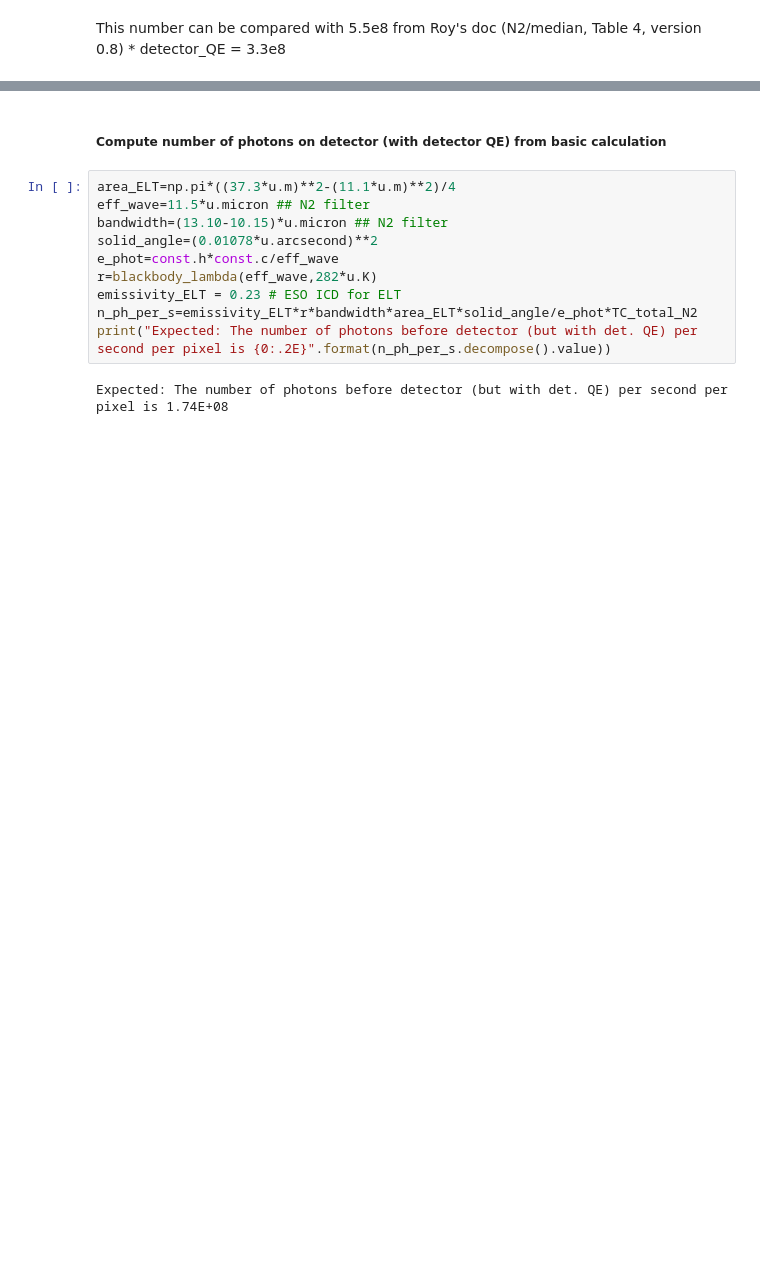
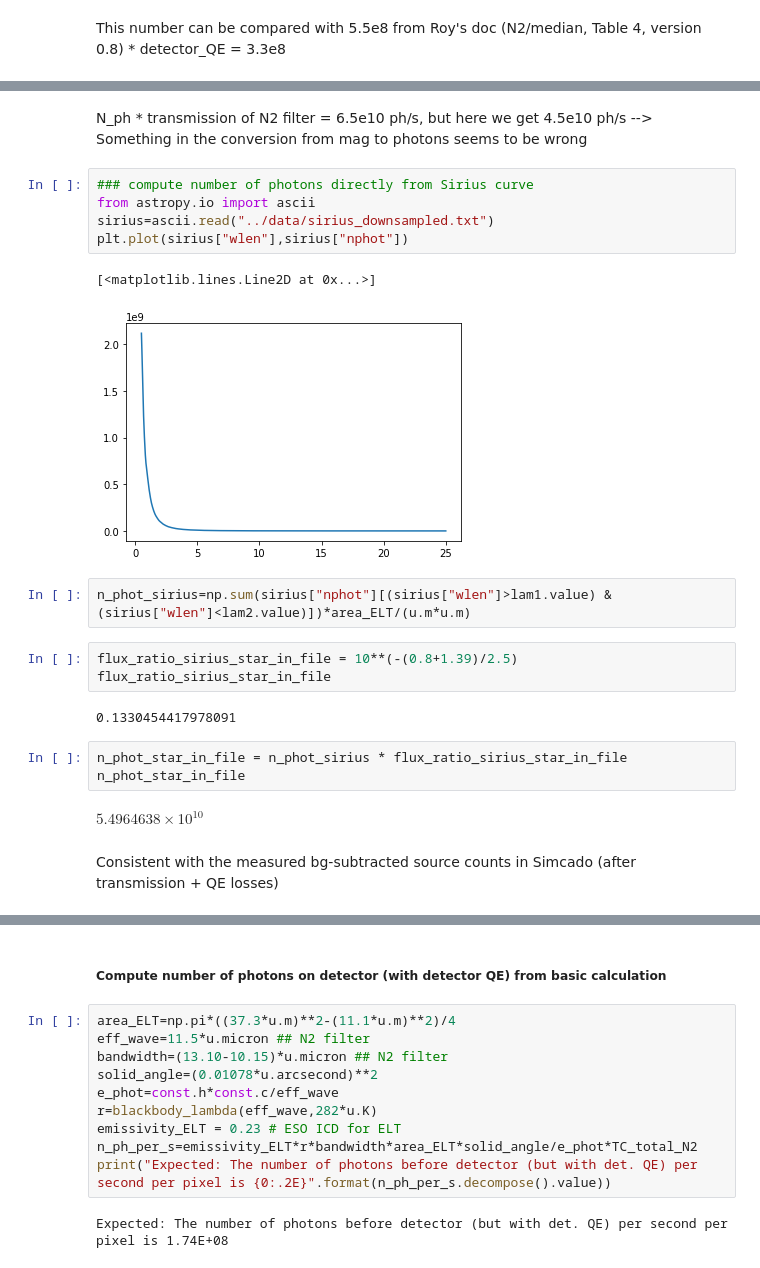
Before and after one commit to astronomyk/SimMETIS, a Jupyter notebook: notebooks/SimMETIS_NQ_IMG_test.ipynb, the cells around one changed output, grey strips where cells are left out. Cells and saved outputs as stored; diff of their text form; blank space fills up the shorter version.

```diff
--- a/notebooks/SimMETIS_NQ_IMG_test.ipynb
+++ b/notebooks/SimMETIS_NQ_IMG_test.ipynb
@@ -185,0 +251,24 @@ This number can be compared with 5.5e8 from Roy's doc (N2/median, Table 4, versi
+# %% [markdown]
+N_ph * transmission of N2 filter = 6.5e10 ph/s, but here we get 4.5e10 ph/s --> Something in the conversion from mag to photons seems to be wrong
+# %%
+### compute number of photons directly from Sirius curve
+from astropy.io import ascii
+sirius=ascii.read("../data/sirius_downsampled.txt")
+plt.plot(sirius["wlen"],sirius["nphot"])
+# %% [output]
+[<matplotlib.lines.Line2D at 0x...>]
+[figure, added]
+# %%
+n_phot_sirius=np.sum(sirius["nphot"][(sirius["wlen"]>lam1.value) & (sirius["wlen"]<lam2.value)])*area_ELT/(u.m*u.m)
+# %%
+flux_ratio_sirius_star_in_file = 10**(-(0.8+1.39)/2.5)
+flux_ratio_sirius_star_in_file
+# %% [output]
+0.1330454417978091
+# %%
+n_phot_star_in_file = n_phot_sirius * flux_ratio_sirius_star_in_file
+n_phot_star_in_file
+# %% [output]
+$5.4964638 \times 10^{10} \; \mathrm{}$
+# %% [markdown]
+Consistent with the measured bg-subtracted source counts in Simcado (after transmission + QE losses)
```
Also changed, not shown: parts of 26 cells of this notebook, 1 other file.
